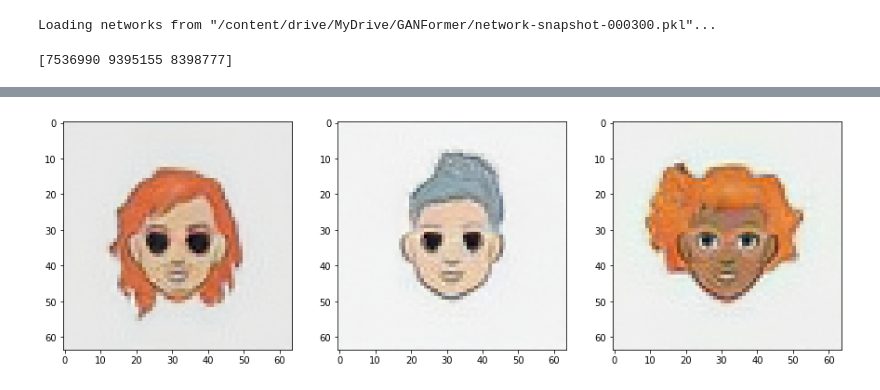
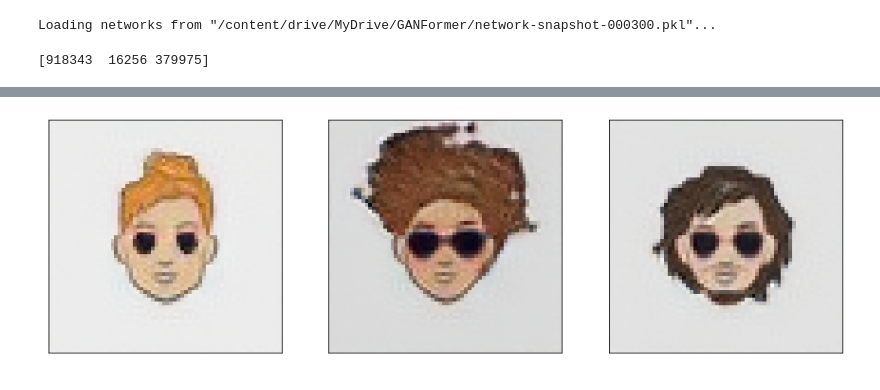
Before and after one commit to GiorgiaAuroraAdorni/gansformer-reproducibility-challenge, a Jupyter notebook: colab notebooks/Visualisation_GANFormer_plus_Stylegan2.ipynb, the cells around one changed output, grey strips where cells are left out. Drawn from its saved outputs; the diff is of its cells as text; code cells hidden in the pictures.

```diff
--- a/colab notebooks/Visualisation_GANFormer_plus_Stylegan2.ipynb
+++ b/colab notebooks/Visualisation_GANFormer_plus_Stylegan2.ipynb
@@ -250,20 +250,21 @@ def log_progress(sequence, every=1, size=None, name='Items'):
 # %%
 # generate some random seeds
 seeds = np.random.randint(10000000, size=3)
 print(seeds)
 
 # show the seeds
 out = generate_images_from_seeds(seeds, 0.7, network_type)
 
 fig, ax = plt.subplots(1, len(seeds), figsize=(15, 15*len(seeds)))
+
 for l_idx, l in enumerate(out):
+  ax[l_idx].get_xaxis().set_visible(False)
+  ax[l_idx].get_yaxis().set_visible(False)
   ax[l_idx].imshow(l)
-
-plt.show()
 # %% [output]
-[7536990 9395155 8398777]
+[918343  16256 379975]
 [interactive output not drawn]
-[figure, old version]
+[figure, new version]
 # %%
 # Simple (Z) interpolation
 zs = generate_zs_from_seeds([5015289, 9148088])
```
Also changed, not shown: parts of 1 cell of this notebook.
